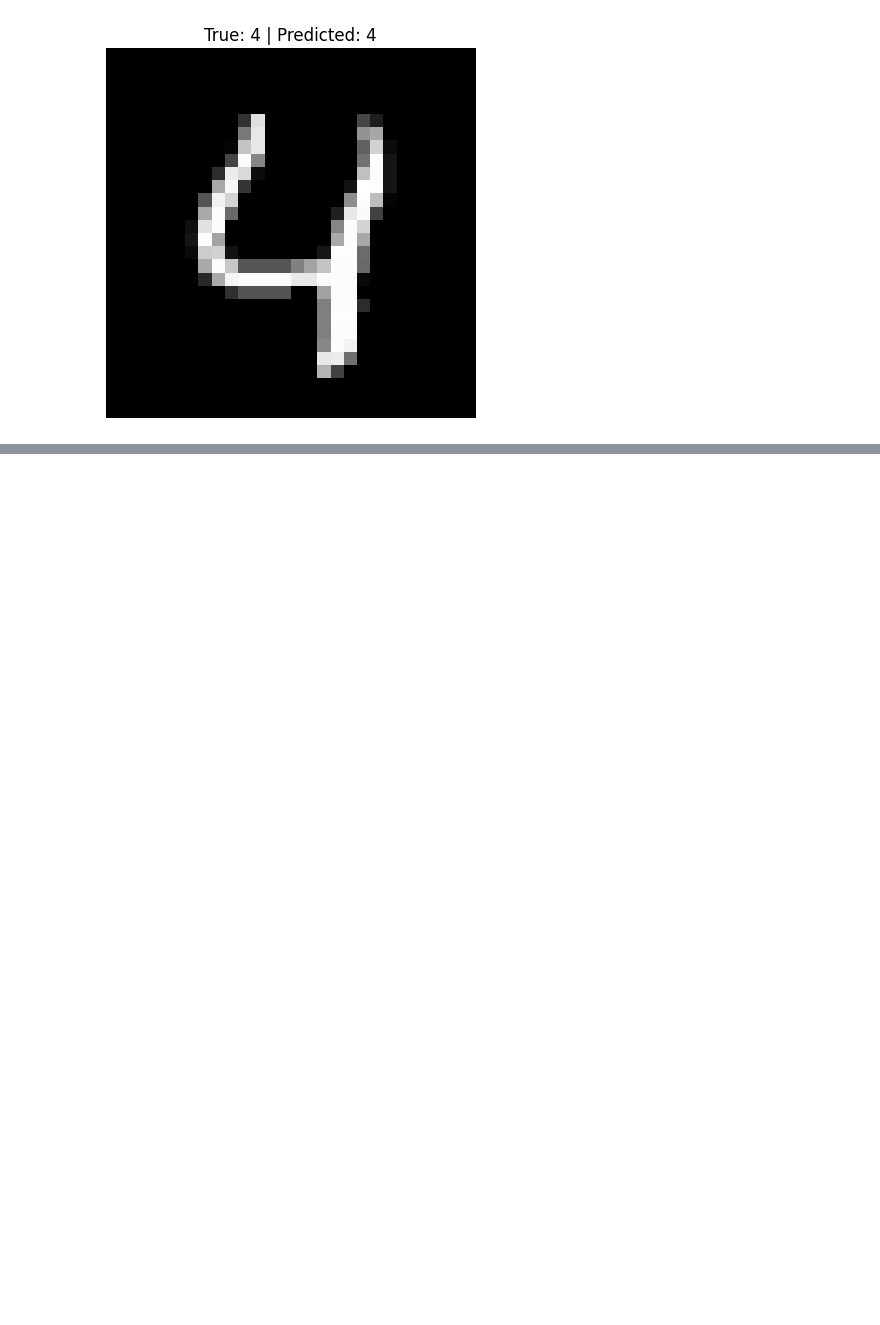
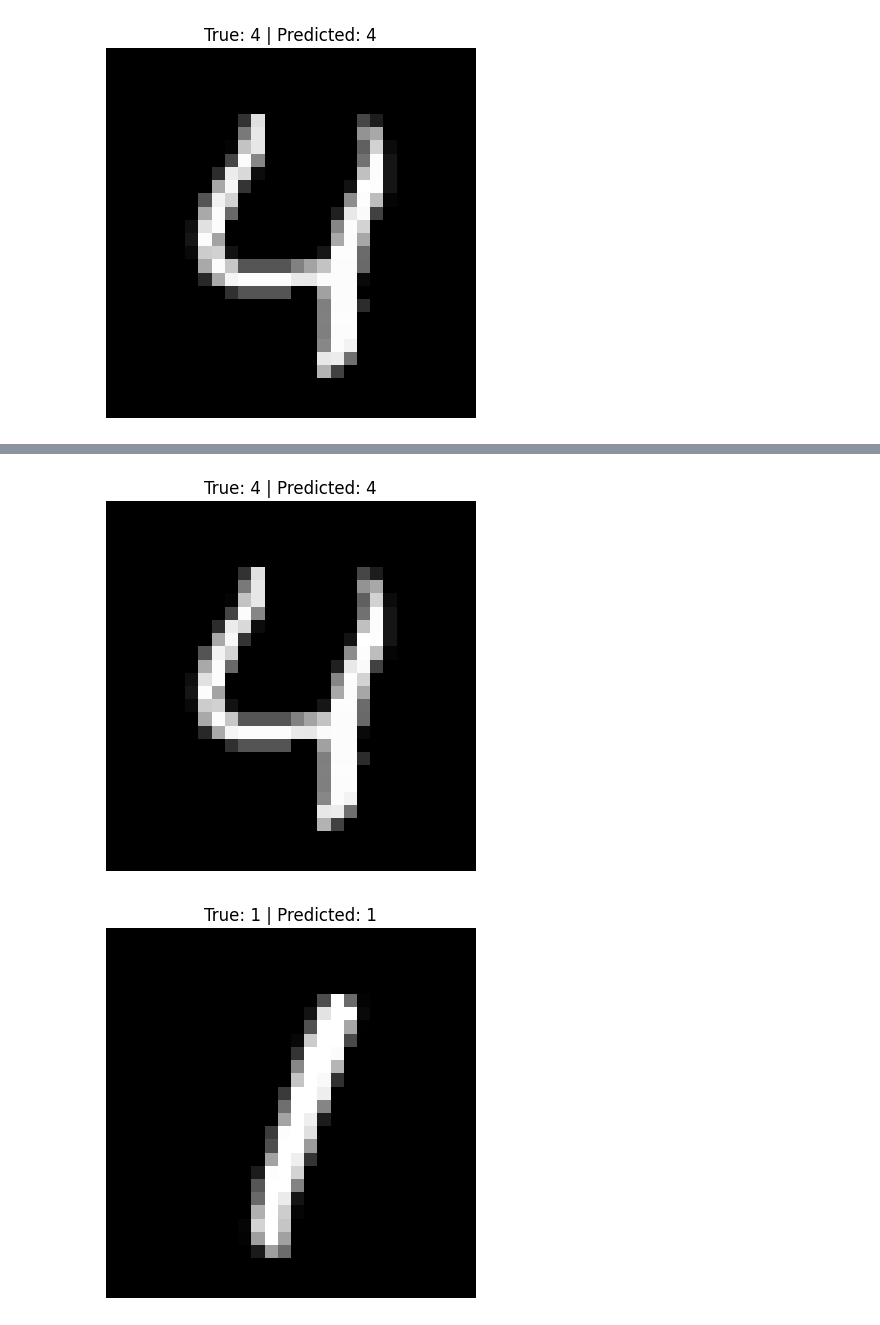
Before and after one commit to prabuddhayogi/ai-with-python, a Jupyter notebook: CnnBook.ipynb, the cells around one changed output, grey strips where cells are left out. Saved outputs shown, nothing was run; the diff lists cells and outputs as text; code cells hidden in the pictures; blank space fills up the shorter version.

```diff
--- a/CnnBook.ipynb
+++ b/CnnBook.ipynb
@@ -179,3 +179,17 @@ for i in range(num_images):
 [figure]
 [figure]
 [figure]
+# %%
+# multiple images
+
+num_images = 10
+
+predictions = model.predict(X_test[:num_images])
+
+for i in range(num_images):
+
+    plt.imshow(X_test[i].reshape(28,28), cmap='gray')
+    plt.title(f"True: {y_test[i]} | Predicted: {np.argmax(predictions[i])}")
+    plt.axis('off')
+    plt.show()
+# %% [output]
@@ -181,0 +201,2 @@ for i in range(num_images):
+[figure, added]
+[figure, added]
```
Also changed, not shown: parts of 3 cells of this notebook.
